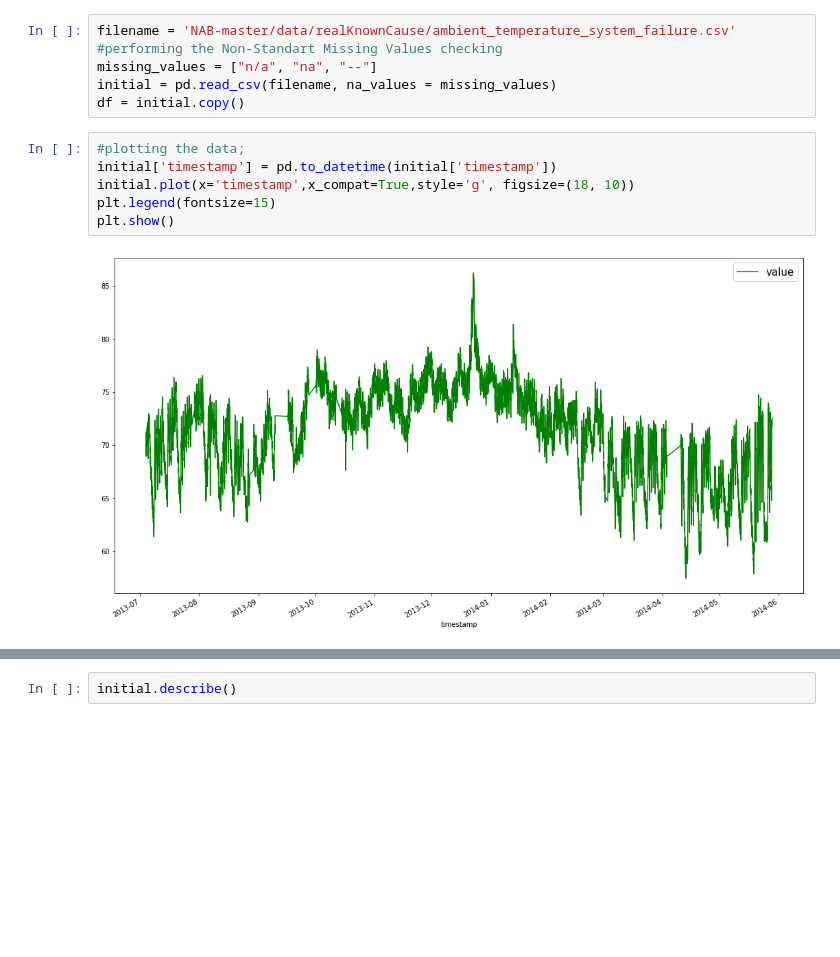
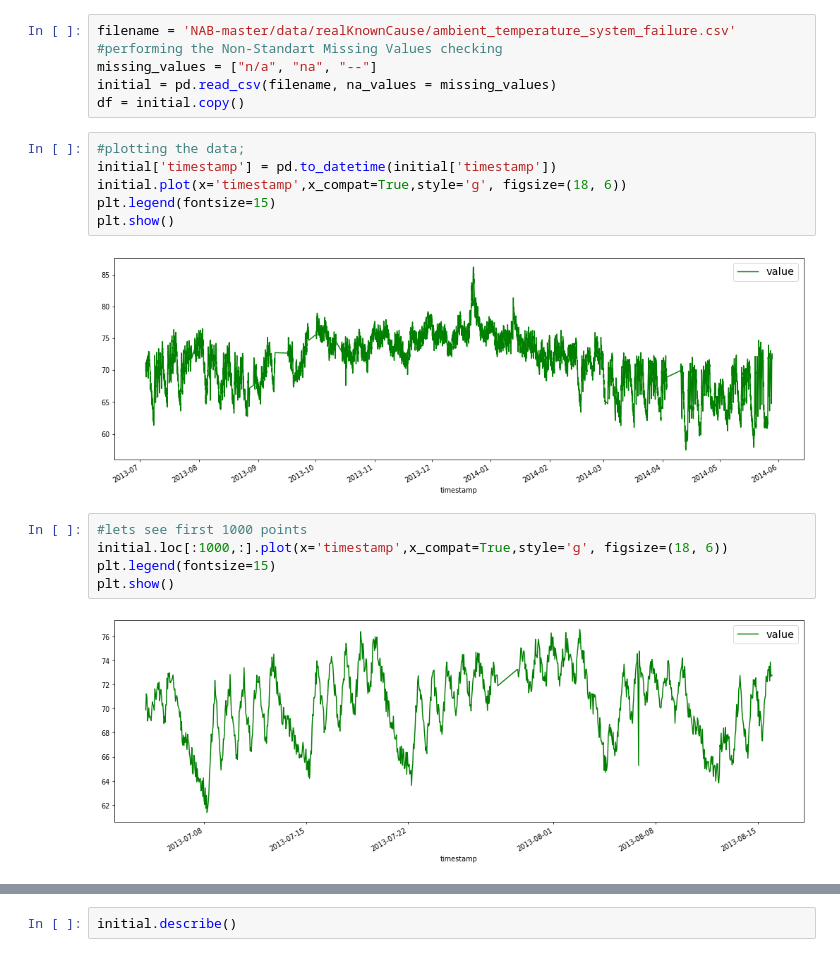
Before and after one commit to leafy-dandelion/2021-knu-tsad, a Jupyter notebook: Liubyma.ipynb, the cells around one changed output, grey strips where cells are left out. Cells and saved outputs as stored; diff of their text form; blank space fills up the shorter version.

```diff
--- a/Liubyma.ipynb
+++ b/Liubyma.ipynb
@@ -14,8 +14,15 @@ df = initial.copy()
 # %%
 #plotting the data;
 initial['timestamp'] = pd.to_datetime(initial['timestamp'])
-initial.plot(x='timestamp',x_compat=True,style='g', figsize=(18, 10))
+initial.plot(x='timestamp',x_compat=True,style='g', figsize=(18, 6))
 plt.legend(fontsize=15)
 plt.show()
 # %% [output]
-[figure, old version]
+[figure, new version]
+# %%
+#lets see first 1000 points
+initial.loc[:1000,:].plot(x='timestamp',x_compat=True,style='g', figsize=(18, 6))
+plt.legend(fontsize=15)
+plt.show()
+# %% [output]
+[figure, added]
```
Also changed, not shown: parts of 25 cells of this notebook.
